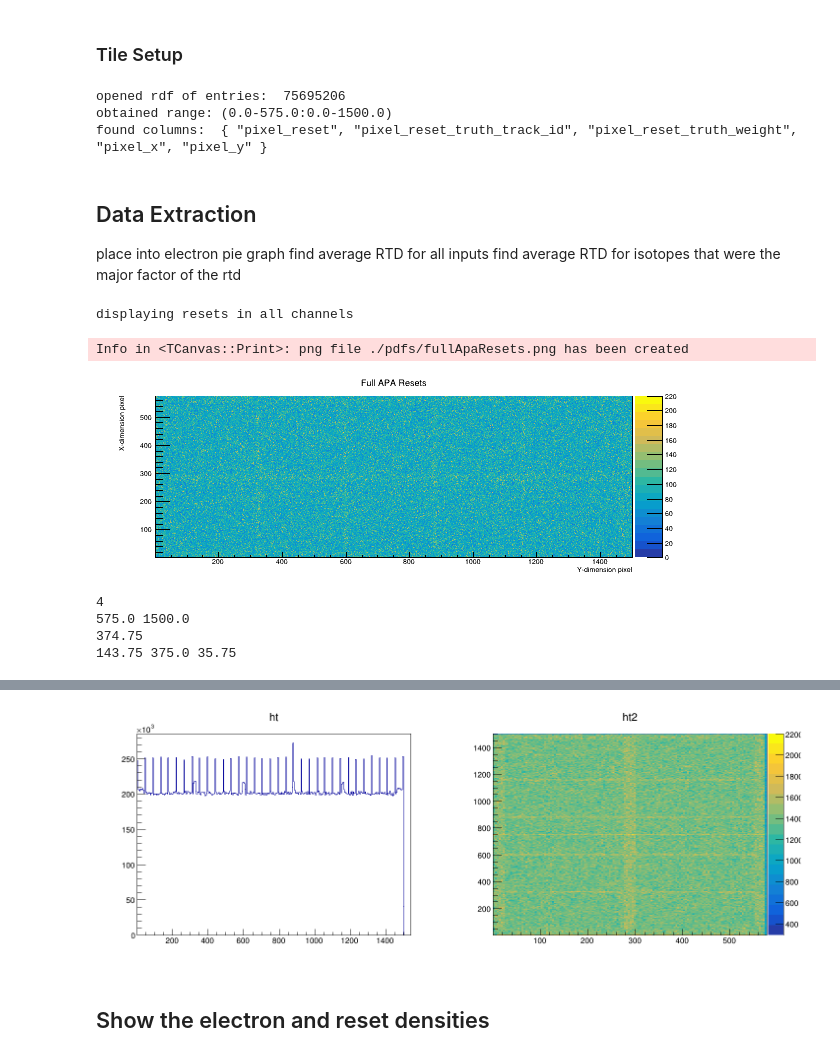
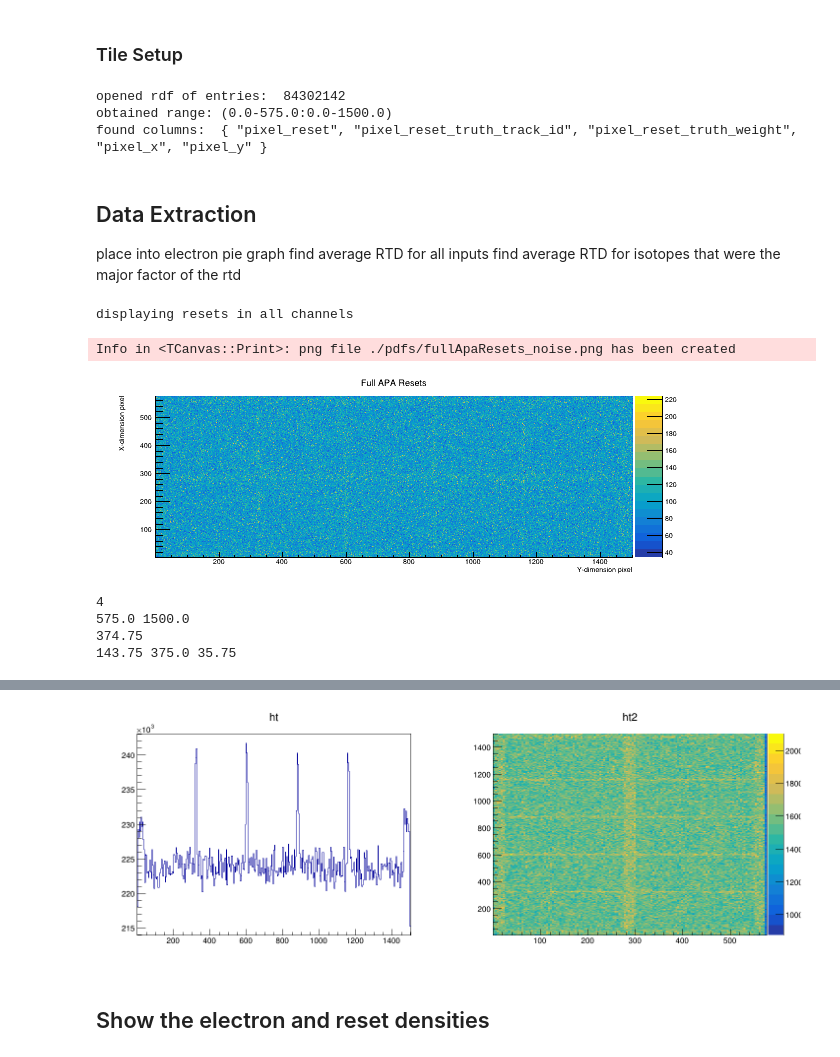
Before and after one commit to kkeefe/neutAna, a Jupyter notebook: simulation-software/notebooks/1ks_analysis.ipynb, the cells around one changed output, grey strips where cells are left out. Cells and saved outputs as stored; diff of their text form; code cells hidden in the pictures.

Commit message:
include noise for radiogenic background results

```diff
--- a/simulation-software/notebooks/1ks_analysis.ipynb
+++ b/simulation-software/notebooks/1ks_analysis.ipynb
@@ -34,7 +34,7 @@ xDIM = arrayXdim * channelXdim
 yDIM = arrayYdim * channelYdim
 # %%
 ROOT.EnableImplicitMT()
-rdf = ROOT.RDataFrame("event_tree", "../../data_radiogen/1ks_fix/core_1_rtd_input_rtd.root")
+rdf = ROOT.RDataFrame("event_tree", "../../data_radiogen/1ks_fix/core_0_rtd_input_rtd.root")
 print("opened rdf of entries: ", rdf.Count().GetValue())
 
 ROOT.gStyle.SetOptStat(0) # remove the histo box over the label
@@ -49,7 +49,7 @@ print(f"obtained range: ({min_x}-{max_x}:{min_y}-{max_y})")
 colNames = rdf.GetColumnNames()
 print("found columns: ", colNames)
 # %% [output]
-opened rdf of entries:  75695206
+opened rdf of entries:  84302142
 obtained range: (0.0-575.0:0.0-1500.0)
 found columns:  { "pixel_reset", "pixel_reset_truth_track_id", "pixel_reset_truth_weight", "pixel_x", "pixel_y" }
 # %% [markdown]
@@ -60,19 +60,19 @@ find average RTD for isotopes that were the major factor of the rtd
 # %%
 print("displaying resets in all channels")
 c = ROOT.TCanvas("c1", "c1", 600, 230)
-h = rdf.Histo2D(("h", "ht", int(max_y), 1., max_y, int(max_x), 1., max_x), "pixel_y", "pixel_x")
+h = rdf.Histo2D(("h", "ht", 1500, 0.5, 1500.5, 575, 0.5, 575.5), "pixel_y", "pixel_x")
 h.Draw("colz")
 h.SetTitle("Full APA Resets")
 c.Draw()
 h.GetXaxis().SetTitle("Y-dimension pixel")
 h.GetYaxis().SetTitle("X-dimension pixel")
-c.SaveAs("./pdfs/fullApaResets.png")
+c.SaveAs("./pdfs/fullApaResets_noise.png")
 # ROOT.c1.Draw()
 # h = savehist(h)
 # %% [output]
 displaying resets in all channels
-Info in <TCanvas::Print>: png file ./pdfs/fullApaResets.png has been created
+Info in <TCanvas::Print>: png file ./pdfs/fullApaResets_noise.png has been created
-[figure, old version]
+[figure, new version]
 # %%
 c = ROOT.TCanvas("c", "c", 1450, 550)
 c.Divide(2,1)
@@ -81,10 +81,10 @@ print(channelYdim)
 print(max_x, max_y)
 print(1499/channelYdim)
 print(575/channelXdim, 1500/channelYdim, 143/channelYdim)
-h = rdf.Histo1D(("h", "ht", int(1500/channelYdim)+1, 1., max_y+40), "pixel_y")
+h = rdf.Histo1D(("h", "ht", 375, 0.5, 1500.5), "pixel_y")
 h.Draw("colz")
 c.cd(2)
-h2 = rdf.Histo2D(("h2", "ht2", int(575/channelYdim )+1, 1., max_x+2, int(1500/channelYdim), 1, max_y+3), "pixel_x", "pixel_y")
+h2 = rdf.Histo2D(("h2", "ht2", 144, 0.5, 576.5, 375, 0.5, 1500.5), "pixel_x", "pixel_y")
 h2.Draw("colz")
 c.Draw()
 # %% [output]
@@ -95,4 +96,4 @@ c.Draw()
-[figure, old version]
+[figure, new version]
 # %% [markdown]
 ## Show the electron and reset densities
 # %%
```
Also changed, not shown: parts of 7 cells of this notebook, 2 other files.
